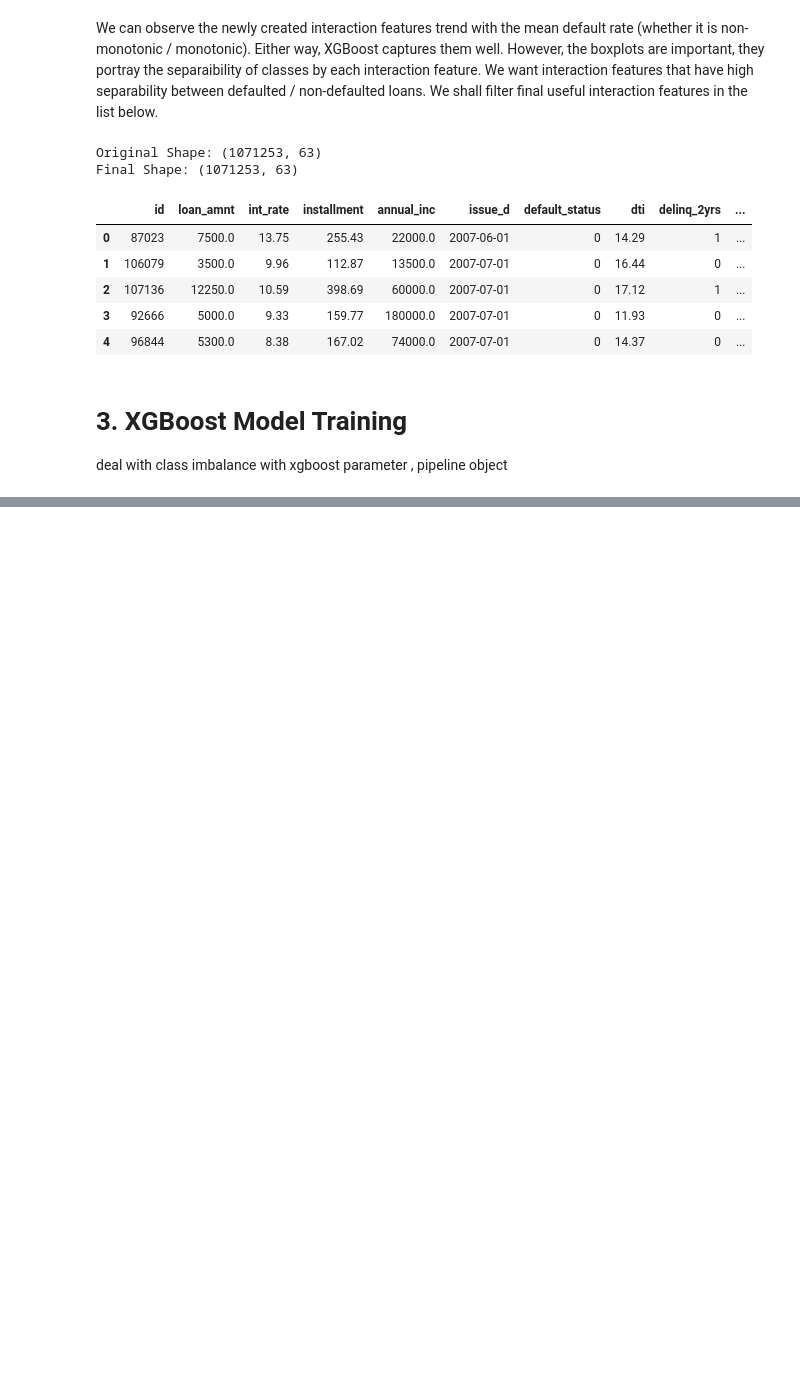
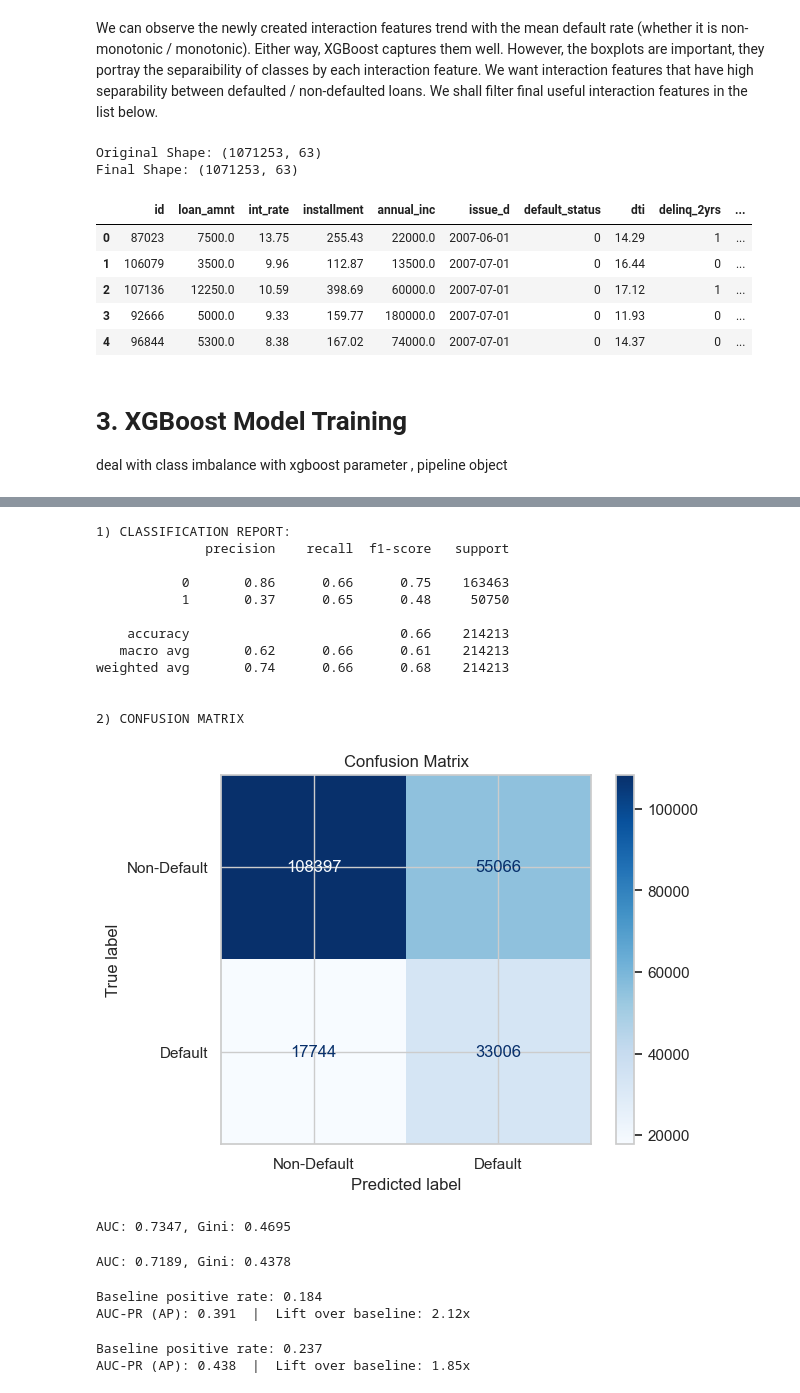
Before and after one commit to luuuneytunes12/Credit-Risk-Modeling-PySpark, a Jupyter notebook: notebooks/04_xgboost_pd_modeling.ipynb, the cells around one changed output, grey strips where cells are left out. Saved outputs shown, nothing was run; the diff lists cells and outputs as text; code cells hidden in the pictures; blank space fills up the shorter version.

```diff
--- a/notebooks/04_xgboost_pd_modeling.ipynb
+++ b/notebooks/04_xgboost_pd_modeling.ipynb
@@ -1055,0 +1195,80 @@ xgb_1st = xgb.XGBClassifier(
+# %%
+# ------------------------------
+# Model Evaluation on Validation Data
+# ------------------------------
+
+evaluate_model(xgb_1st, X_val_final, y_val_final)
+# %% [output]
+1) CLASSIFICATION REPORT:
+              precision    recall  f1-score   support
+
+           0       0.86      0.66      0.75    163463
+           1       0.37      0.65      0.48     50750
+
+    accuracy                           0.66    214213
+   macro avg       0.62      0.66      0.61    214213
+weighted avg       0.74      0.66      0.68    214213
+
+
+2) CONFUSION MATRIX
+[figure, added]
+# %%
+# -----------------------
+# Gini Calculation (Train)
+# -----------------------
+from sklearn.metrics import roc_auc_score
+
+y_proba_train = xgb_1st.predict_proba(X_train_pdf_final)[:, 1]
+auc = roc_auc_score(y_train_final, y_proba_train)
+gini = 2 * auc - 1
+print(f"AUC: {auc:.4f}, Gini: {gini:.4f}")
+# %% [output]
+AUC: 0.7347, Gini: 0.4695
+# %%
+# -----------------------
+# Gini Calculation (Validation)
+# -----------------------
+from sklearn.metrics import roc_auc_score
+
+y_proba = xgb_1st.predict_proba(X_val_final)[:, 1]
+auc = roc_auc_score(y_val_final, y_proba)
+gini = 2 * auc - 1
+print(f"AUC: {auc:.4f}, Gini: {gini:.4f}")
+# %% [output]
+AUC: 0.7189, Gini: 0.4378
+# %%
+# -----------------------
+# Lift over Baseline (Train)
+# -----------------------
+from sklearn.metrics import average_precision_score
+
+pos_rate = y_train_final.mean()  # mean positive rate
+ap = average_precision_score(
+    y_train_final, y_proba_train
+)  # model's PR-AUC (avg precision across all recalls)
+
+lift = ap / (pos_rate + 1e-12)  # how many × better than baseline
+
+print(f"Baseline positive rate: {pos_rate:.3f}")
+print(f"AUC-PR (AP): {ap:.3f}  |  Lift over baseline: {lift:.2f}x")
+# %% [output]
+Baseline positive rate: 0.184
+AUC-PR (AP): 0.391  |  Lift over baseline: 2.12x
+# %%
+# -----------------------
+# Lift over Baseline (Validation)
+# -----------------------
+from sklearn.metrics import average_precision_score
+
+pos_rate = y_val_final.mean()  # mean positive rate
+ap = average_precision_score(
+    y_val_final, y_proba
+)  # model's PR-AUC (avg precision across all recalls)
+
+lift = ap / (pos_rate + 1e-12)  # how many × better than baseline
+
+print(f"Baseline positive rate: {pos_rate:.3f}")
+print(f"AUC-PR (AP): {ap:.3f}  |  Lift over baseline: {lift:.2f}x")
+# %% [output]
+Baseline positive rate: 0.237
+AUC-PR (AP): 0.438  |  Lift over baseline: 1.85x
```
Also changed, not shown: parts of 26 cells of this notebook.
